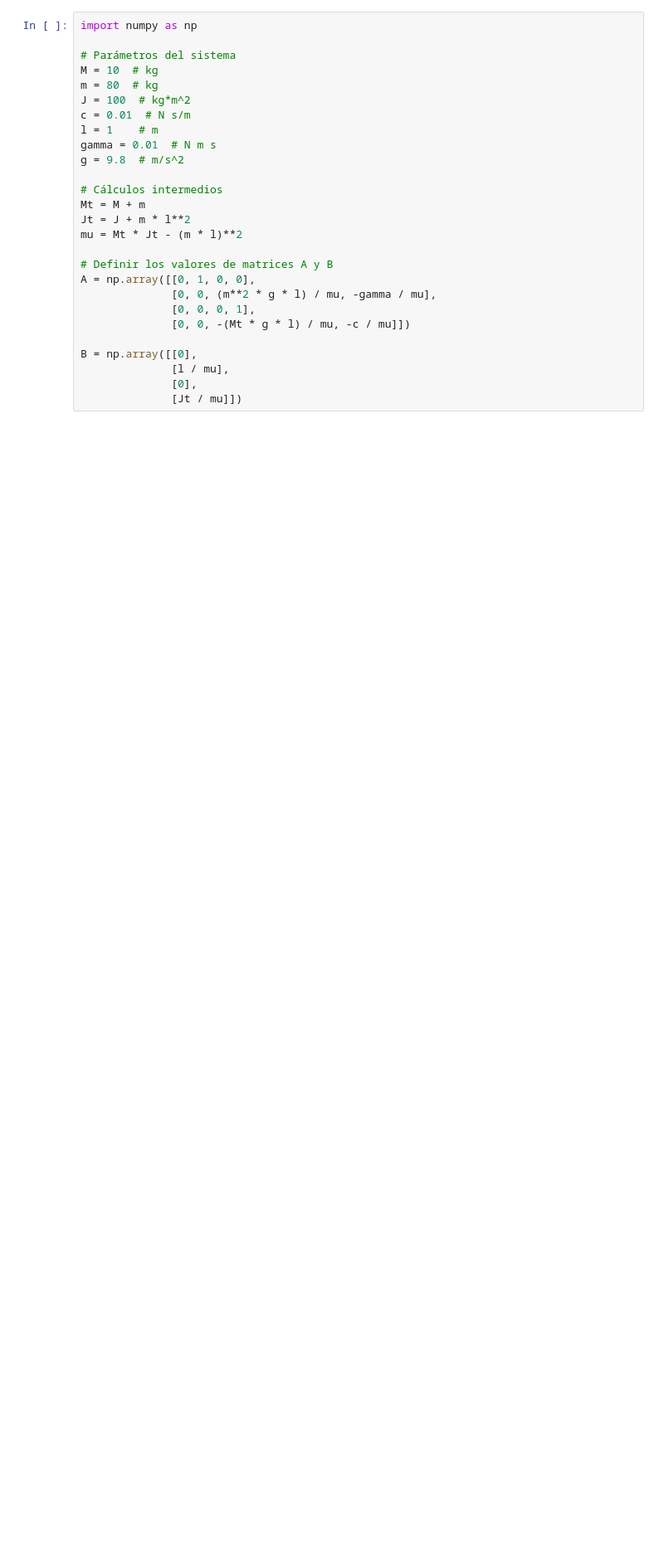
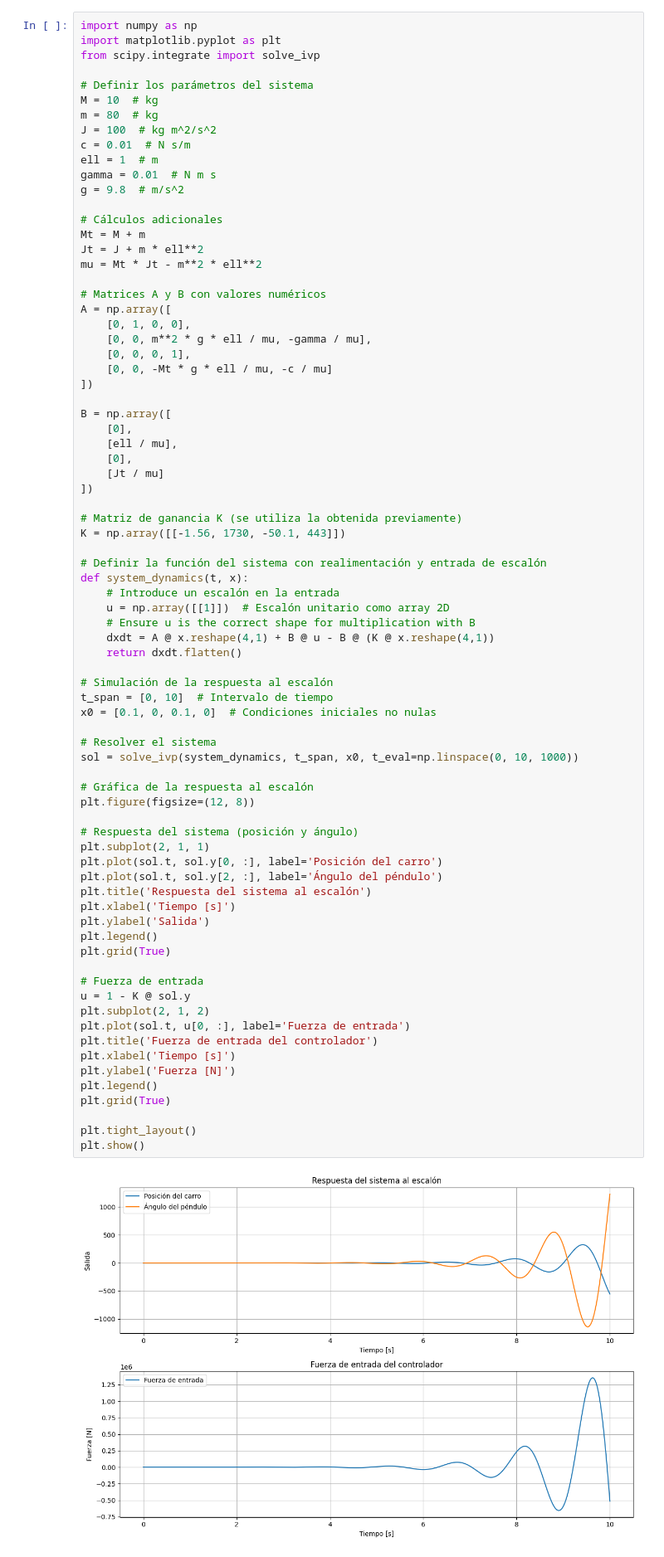
Before and after one commit to Edward1304/Dynamics-Systems-Control, a Jupyter notebook: FBS_Example_7_6_Pg_7_23.ipynb, the cells around one changed output. Shown at 83% size. Drawn from its saved outputs; the diff is of its cells as text; blank space fills up the shorter version.

```diff
--- a/FBS_Example_7_6_Pg_7_23.ipynb
+++ b/FBS_Example_7_6_Pg_7_23.ipynb
@@ -120,27 +135,79 @@ plt.show()
 # %%
 import numpy as np
+import matplotlib.pyplot as plt
+from scipy.integrate import solve_ivp
 
-# Parámetros del sistema
+# Definir los parámetros del sistema
 M = 10  # kg
 m = 80  # kg
-J = 100  # kg*m^2
+J = 100  # kg m^2/s^2
 c = 0.01  # N s/m
-l = 1    # m
+ell = 1  # m
 gamma = 0.01  # N m s
 g = 9.8  # m/s^2
 
-# Cálculos intermedios
+# Cálculos adicionales
 Mt = M + m
-Jt = J + m * l**2
-mu = Mt * Jt - (m * l)**2
+Jt = J + m * ell**2
+mu = Mt * Jt - m**2 * ell**2
 
-# Definir los valores de matrices A y B
-A = np.array([[0, 1, 0, 0],
-              [0, 0, (m**2 * g * l) / mu, -gamma / mu],
-              [0, 0, 0, 1],
-              [0, 0, -(Mt * g * l) / mu, -c / mu]])
+# Matrices A y B con valores numéricos
+A = np.array([
+    [0, 1, 0, 0],
+    [0, 0, m**2 * g * ell / mu, -gamma / mu],
+    [0, 0, 0, 1],
+    [0, 0, -Mt * g * ell / mu, -c / mu]
+])
 
-B = np.array([[0],
-              [l / mu],
-              [0],
-              [Jt / mu]])
+B = np.array([
+    [0],
+    [ell / mu],
+    [0],
+    [Jt / mu]
+])
+
+# Matriz de ganancia K (se utiliza la obtenida previamente)
+K = np.array([[-1.56, 1730, -50.1, 443]])
+
+# Definir la función del sistema con realimentación y entrada de escalón
+def system_dynamics(t, x):
+    # Introduce un escalón en la entrada
+    u = np.array([[1]])  # Escalón unitario como array 2D
+    # Ensure u is the correct shape for multiplication with B
+    dxdt = A @ x.reshape(4,1) + B @ u - B @ (K @ x.reshape(4,1))
+    return dxdt.flatten()
+
+# Simulación de la respuesta al escalón
+t_span = [0, 10]  # Intervalo de tiempo
+x0 = [0.1, 0, 0.1, 0]  # Condiciones iniciales no nulas
+
+# Resolver el sistema
+sol = solve_ivp(system_dynamics, t_span, x0, t_eval=np.linspace(0, 10, 1000))
+
+# Gráfica de la respuesta al escalón
+plt.figure(figsize=(12, 8))
+
+# Respuesta del sistema (posición y ángulo)
+plt.subplot(2, 1, 1)
+plt.plot(sol.t, sol.y[0, :], label='Posición del carro')
+plt.plot(sol.t, sol.y[2, :], label='Ángulo del péndulo')
+plt.title('Respuesta del sistema al escalón')
+plt.xlabel('Tiempo [s]')
+plt.ylabel('Salida')
+plt.legend()
+plt.grid(True)
+
+# Fuerza de entrada
+u = 1 - K @ sol.y
+plt.subplot(2, 1, 2)
+plt.plot(sol.t, u[0, :], label='Fuerza de entrada')
+plt.title('Fuerza de entrada del controlador')
+plt.xlabel('Tiempo [s]')
+plt.ylabel('Fuerza [N]')
+plt.legend()
+plt.grid(True)
+
+plt.tight_layout()
+plt.show()
+# %% [output]
+[figure, added]
```
Also changed, not shown: parts of 3 cells of this notebook.
